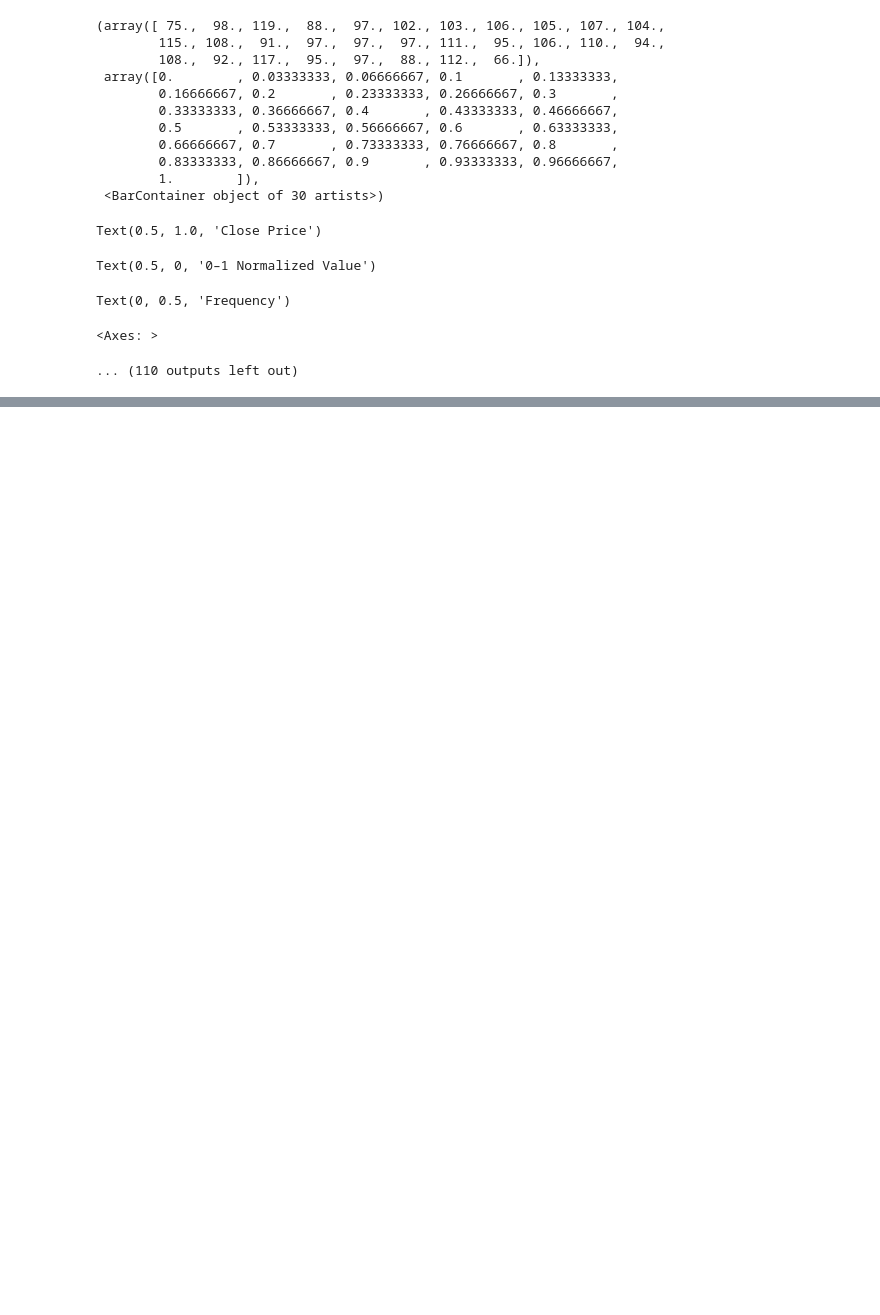
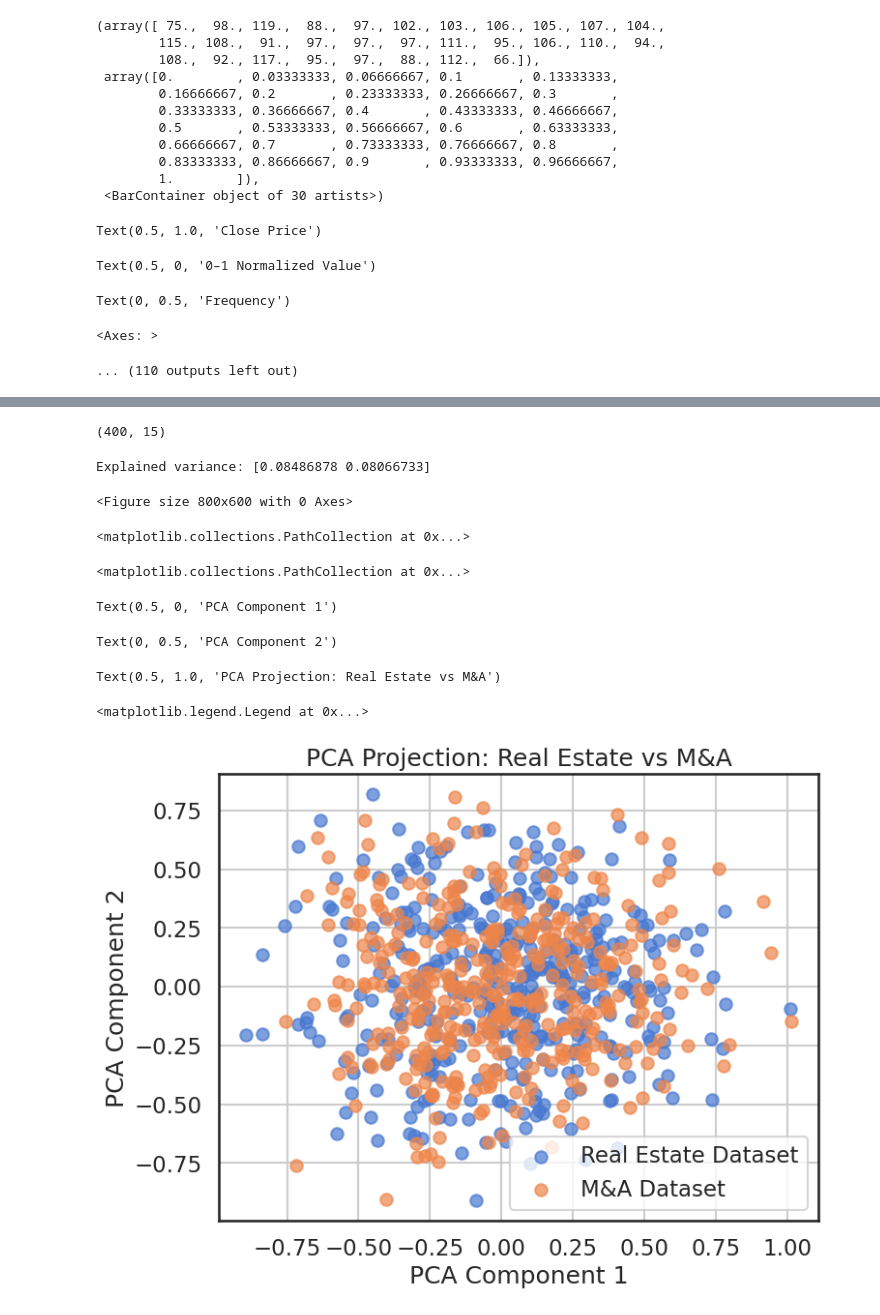
Before and after one commit to syttpz/Finance-Economics-Time-Series-Analysis, a Jupyter notebook: data_correlation_analysis_NZ.ipynb, the cells around one changed output, grey strips where cells are left out. Cells and saved outputs as stored; diff of their text form; code cells hidden in the pictures; blank space fills up the shorter version.

```diff
--- a/data_correlation_analysis_NZ.ipynb
+++ b/data_correlation_analysis_NZ.ipynb
@@ -757,0 +804,76 @@ Text(0, 0.5, 'Frequency')
+# %%
+
+# Extract column as a 1D array (3000 values)
+merger_acq = fe_df_norm_numeric["Mergers & Acquisitions Deals"].values
+
+# First matrix (200 × 15)
+merger_acq_matrix_1 = merger_acq.reshape(200, 15)
+
+# Shuffle values independently
+merger_acq_shuffled = merger_acq.copy()
+np.random.shuffle(merger_acq_shuffled)
+
+# Second matrix (200 × 15)
+merger_acq_matrix_2 = merger_acq_shuffled.reshape(200, 15)
+
+# Combine to create a (400 × 15) matrix
+merger_acq_big_matrix = np.vstack([merger_acq_matrix_1, merger_acq_matrix_2])
+
+print(merger_acq_big_matrix.shape)   # (400, 15)
+# %% [output]
+(400, 15)
+# %%
+from sklearn.decomposition import PCA
+
+# ----------------------------------------------------
+# 1. Prepare the full dataset (400+400 = 800 samples)
+# ----------------------------------------------------
+X_real = real_estate_big              # shape (400, 15)
+X_ma   = merger_acq_big_matrix       # shape (400, 15)
+
+# Stack them into one dataset
+X = np.vstack([X_real, X_ma])         # shape = (800, 15)
+
+# Create labels so PCA can visualize classes
+# 0 = Real Estate
+# 1 = M&A
+y = np.array([0]*400 + [1]*400)
+
+# ----------------------------------------------------
+# 2. PCA (reduce to 2D for plotting)
+# ----------------------------------------------------
+pca = PCA(n_components=2)
+X_pca = pca.fit_transform(X)
+
+print("Explained variance:", pca.explained_variance_ratio_)
+
+# ----------------------------------------------------
+# 3. Scatter plot
+# ----------------------------------------------------
+plt.figure(figsize=(8,6))
+
+plt.scatter(
+    X_pca[y==0, 0], X_pca[y==0, 1],
+    label="Real Estate Dataset", alpha=0.7
+)
+plt.scatter(
+    X_pca[y==1, 0], X_pca[y==1, 1],
+    label="M&A Dataset", alpha=0.7
+)
+
+plt.xlabel("PCA Component 1")
+plt.ylabel("PCA Component 2")
+plt.title("PCA Projection: Real Estate vs M&A")
+plt.legend()
+plt.grid(True)
+plt.show()
+# %% [output]
+Explained variance: [0.08486878 0.08066733]
+<Figure size 800x600 with 0 Axes>
+<matplotlib.collections.PathCollection at 0x...>
+<matplotlib.collections.PathCollection at 0x...>
+Text(0.5, 0, 'PCA Component 1')
+Text(0, 0.5, 'PCA Component 2')
+Text(0.5, 1.0, 'PCA Projection: Real Estate vs M&A')
+<matplotlib.legend.Legend at 0x...>
+[figure, added]
```
Also changed, not shown: parts of 4 cells of this notebook.
